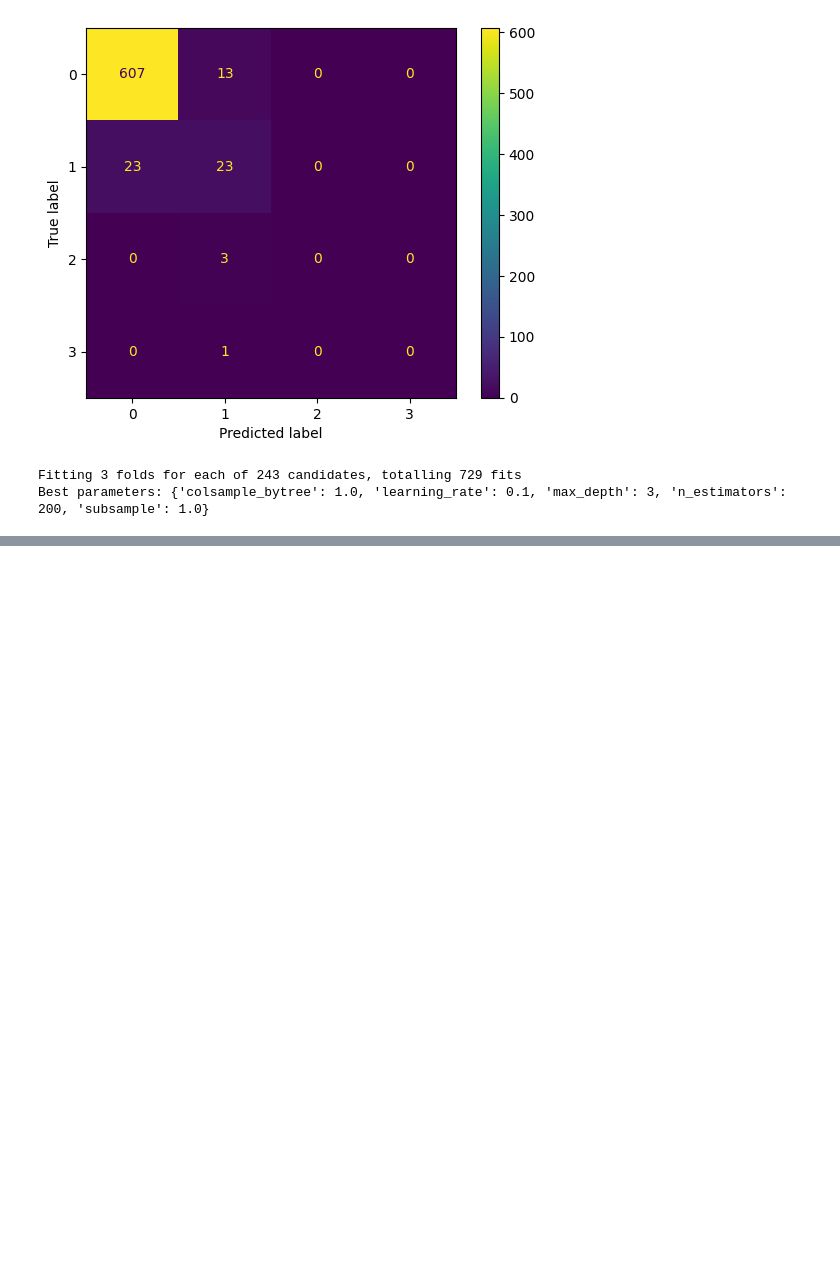
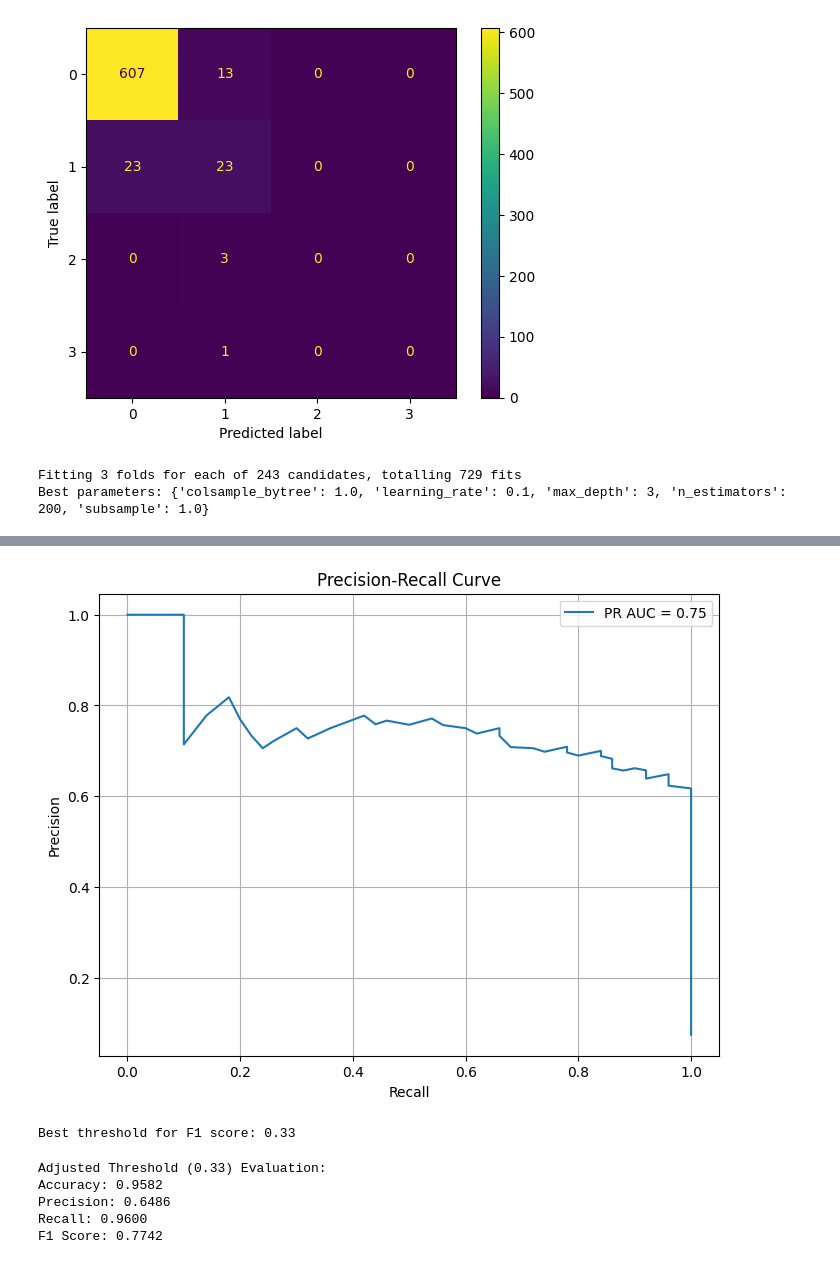
Before and after one commit to ericmckevitt/Premier-League-Goal-Prediction, a Jupyter notebook: prediction.ipynb, the cells around one changed output, grey strips where cells are left out. Drawn from its saved outputs; the diff is of its cells as text; code cells hidden in the pictures; blank space fills up the shorter version.

```diff
--- a/prediction.ipynb
+++ b/prediction.ipynb
@@ -399,0 +519,48 @@ print(f"Class-Level Accuracy: {class_accuracy}")
+# %%
+from sklearn.metrics import precision_recall_curve, auc
+import matplotlib.pyplot as plt
+
+# Predict probabilities for the positive class (1+ Goals)
+y_pred_proba = classifier.predict_proba(X_test)[:, 1]  # Probabilities for "1+ (Goals)"
+
+# Compute precision, recall, and thresholds
+precision, recall, thresholds = precision_recall_curve((y_test > 0).astype(int), y_pred_proba)
+
+pr_auc = auc(recall, precision)
+
+plt.figure(figsize=(8, 6))
+plt.plot(recall, precision, label=f"PR AUC = {pr_auc:.2f}")
+plt.xlabel("Recall")
+plt.ylabel("Precision")
+plt.title("Precision-Recall Curve")
+plt.legend(loc="best")
+plt.grid()
+plt.show()
+# %% [output]
+[figure, added]
+# %%
+best_threshold = thresholds[np.argmax(2 * (precision * recall) / (precision + recall))]
+print(f"Best threshold for F1 score: {best_threshold}")
+# %% [output]
+Best threshold for F1 score: 0.33
+# %%
+# Update predictions using the best threshold
+y_pred_adjusted = (y_pred_proba >= best_threshold).astype(int)
+
+# Evaluate the adjusted predictions
+accuracy = accuracy_score((y_test > 0).astype(int), y_pred_adjusted)
+precision = precision_score((y_test > 0).astype(int), y_pred_adjusted)
+recall = recall_score((y_test > 0).astype(int), y_pred_adjusted)
+f1 = f1_score((y_test > 0).astype(int), y_pred_adjusted)
+
+print(f"Adjusted Threshold (0.33) Evaluation:")
+print(f"Accuracy: {accuracy:.4f}")
+print(f"Precision: {precision:.4f}")
+print(f"Recall: {recall:.4f}")
+print(f"F1 Score: {f1:.4f}")
+# %% [output]
+Adjusted Threshold (0.33) Evaluation:
+Accuracy: 0.9582
+Precision: 0.6486
+Recall: 0.9600
+F1 Score: 0.7742
```
Also changed, not shown: parts of 13 cells of this notebook, 1 other file.
